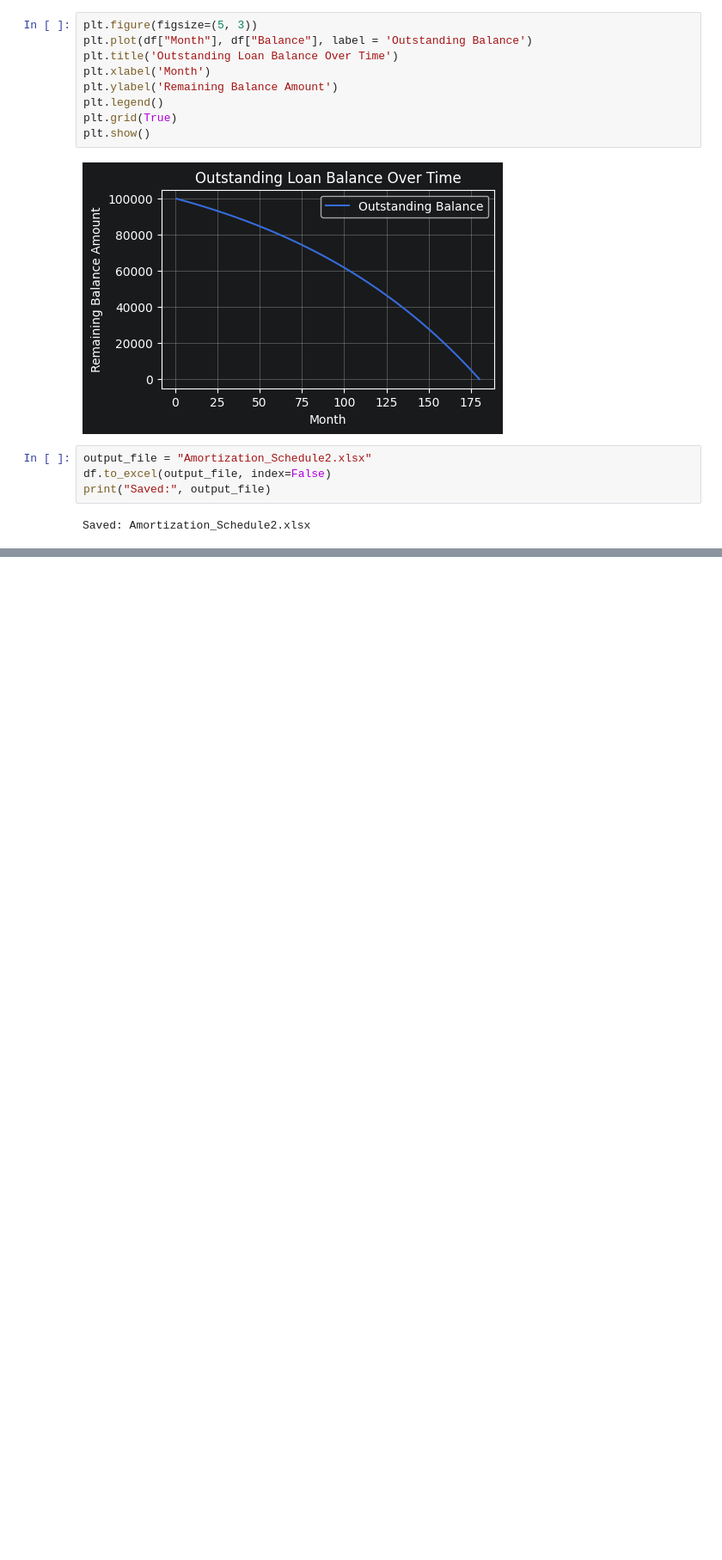
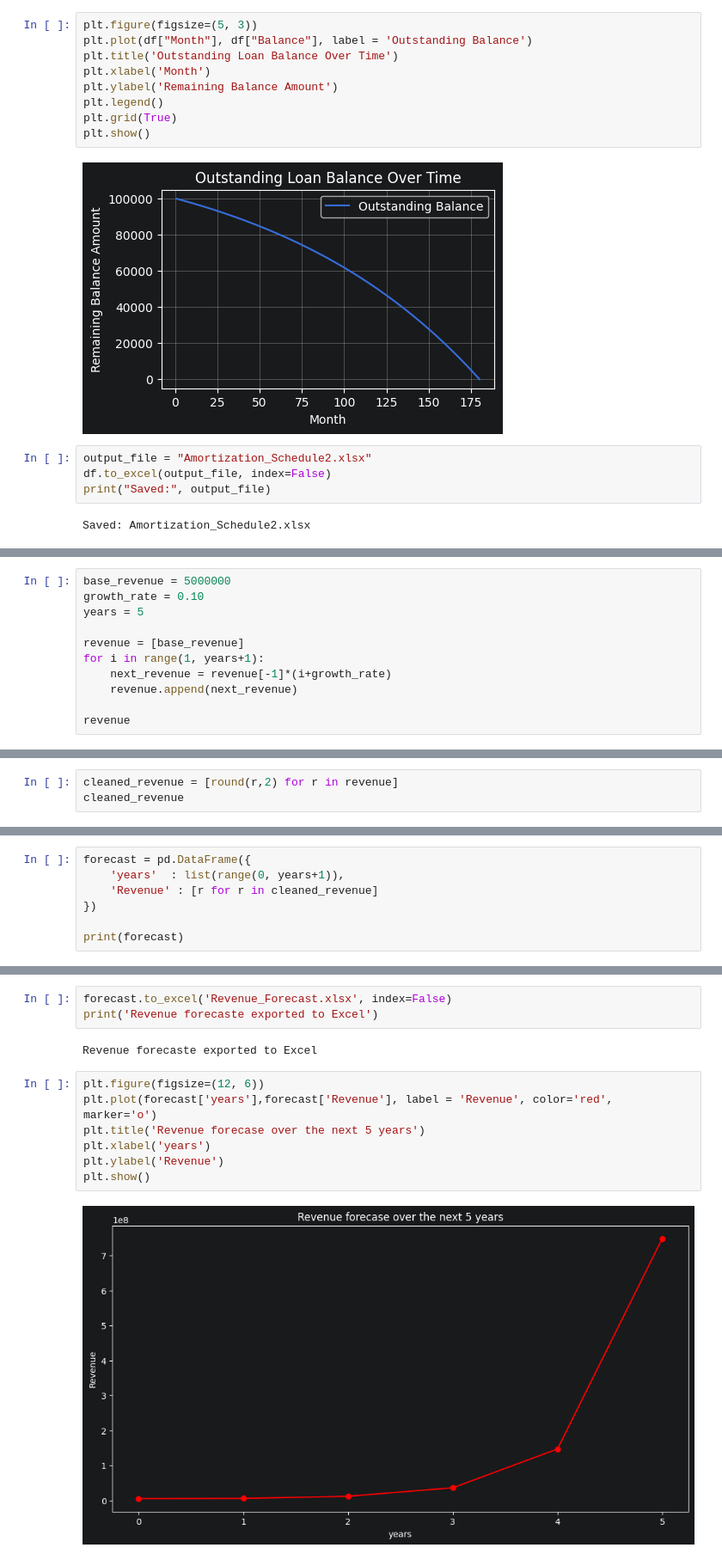
Before and after one commit to Bhuvaneshcmv/PythonInFinance101, a Jupyter notebook: notebook.ipynb, the cells around one changed output, grey strips where cells are left out. Shown at 86% size. Cells and saved outputs as stored; diff of their text form; blank space fills up the shorter version.

```diff
--- a/notebook.ipynb
+++ b/notebook.ipynb
@@ -2210,0 +2213,11 @@ Saved: Amortization_Schedule2.xlsx
+# %%
+base_revenue = 5000000
+growth_rate = 0.10
+years = 5
+
+revenue = [base_revenue]
+for i in range(1, years+1):
+    next_revenue = revenue[-1]*(i+growth_rate)
+    revenue.append(next_revenue)
+
+revenue
@@ -2210,0 +2226,3 @@ Saved: Amortization_Schedule2.xlsx
+# %%
+cleaned_revenue = [round(r,2) for r in revenue]
+cleaned_revenue
@@ -2210,0 +2231,7 @@ Saved: Amortization_Schedule2.xlsx
+# %%
+forecast = pd.DataFrame({
+    'years'  : list(range(0, years+1)),
+    'Revenue' : [r for r in cleaned_revenue]
+})
+
+print(forecast)
@@ -2210,0 +2246,14 @@ Saved: Amortization_Schedule2.xlsx
+# %%
+forecast.to_excel('Revenue_Forecast.xlsx', index=False)
+print('Revenue forecaste exported to Excel')
+# %% [output]
+Revenue forecaste exported to Excel
+# %%
+plt.figure(figsize=(12, 6))
+plt.plot(forecast['years'],forecast['Revenue'], label = 'Revenue', color='red', marker='o')
+plt.title('Revenue forecase over the next 5 years')
+plt.xlabel('years')
+plt.ylabel('Revenue')
+plt.show()
+# %% [output]
+[figure, added]
```
Also changed, not shown: parts of 14 cells of this notebook, 1 other file.
